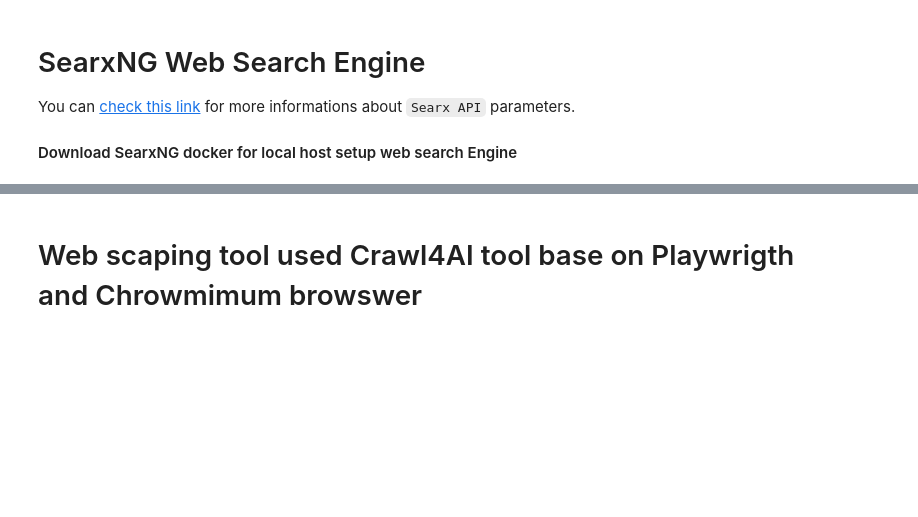
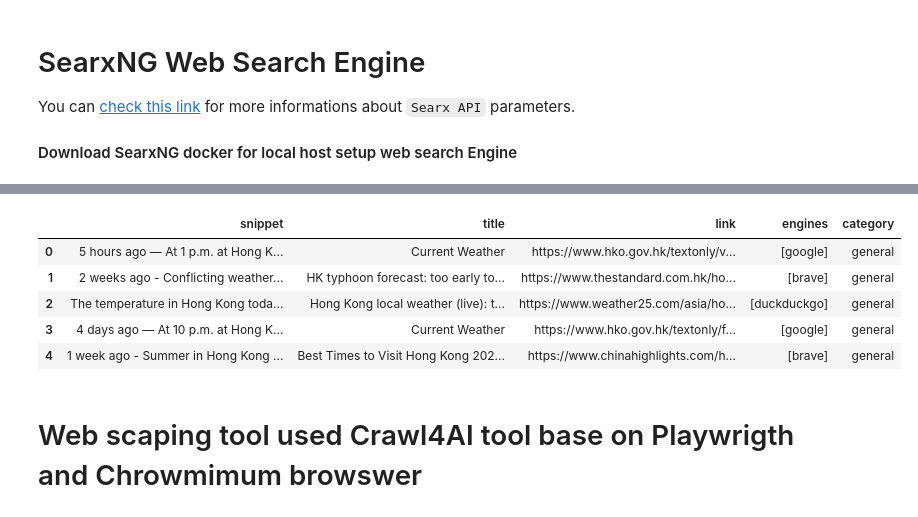
Before and after one commit to johnsonhk88/AI-Agent-real-estate-by-multimodal, a Jupyter notebook: src/dev/ai-agent-real-estate-test.ipynb, the cells around one changed output, grey strips where cells are left out. Drawn from its saved outputs; the diff is of its cells as text; code cells hidden in the pictures; blank space fills up the shorter version.

```diff
--- a/src/dev/ai-agent-real-estate-test.ipynb
+++ b/src/dev/ai-agent-real-estate-test.ipynb
@@ -166,4 +220,14 @@ What is Hong Kong Weather Now?
   'category': 'general'}]
+# %%
+df = pd.DataFrame(urls)
+df
+# %% [output]
+|  | snippet | title | link | engines | category |
+| 0 | 5 hours ago — At 1 p.m. at Hong K... | Current Weather | https://www.hko.gov.hk/textonly/v... | [google] | general |
+| 1 | 2 weeks ago - Conflicting weather... | HK typhoon forecast: too early to... | https://www.thestandard.com.hk/ho... | [brave] | general |
+| 2 | The temperature in Hong Kong toda... | Hong Kong local weather (live): t... | https://www.weather25.com/asia/ho... | [duckduckgo] | general |
+| 3 | 4 days ago — At 10 p.m. at Hong K... | Current Weather | https://www.hko.gov.hk/textonly/f... | [google] | general |
+| 4 | 1 week ago - Summer in Hong Kong ... | Best Times to Visit Hong Kong 202... | https://www.chinahighlights.com/h... | [brave] | general |
 # %% [markdown]
 # Web scaping tool used Crawl4AI tool base on Playwrigth and Chrowmimum browswer
 # %%
```
Also changed, not shown: parts of 22 cells of this notebook, 2 other files.
